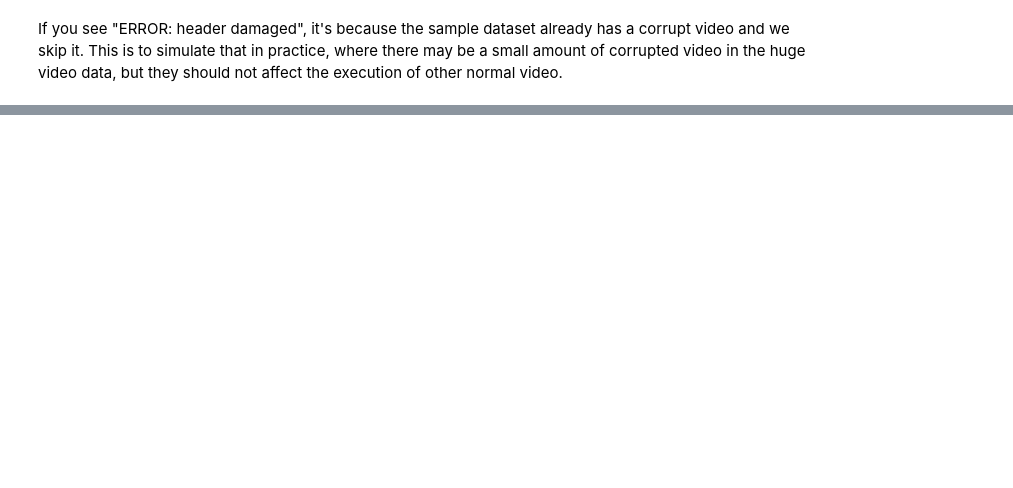
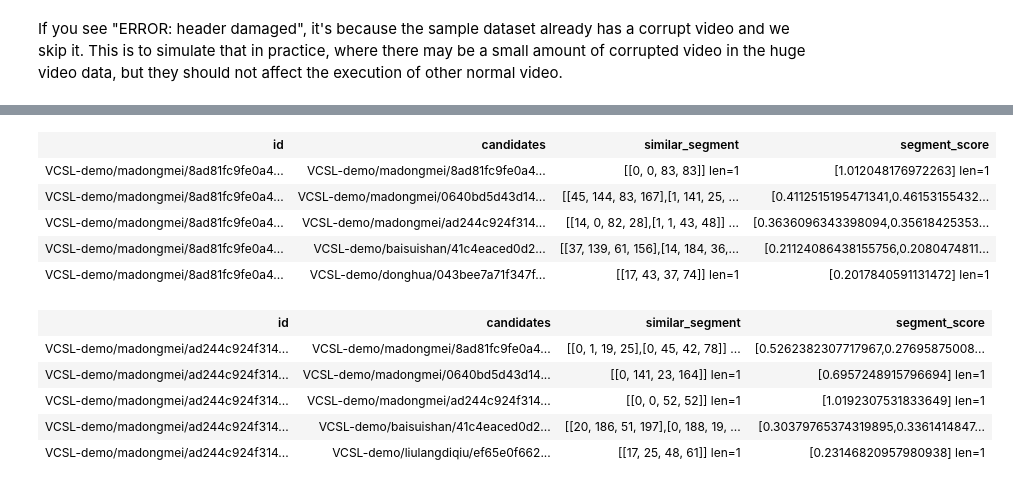
Before and after one commit to towhee-io/examples, a Jupyter notebook: video/video_deduplication/segment_level/video_deduplication_at_segment_level.ipynb, the cells around one changed output, grey strips where cells are left out. Cells and saved outputs as stored; diff of their text form; code cells hidden in the pictures; blank space fills up the shorter version.

Commit message:
Update video dedup with dc2
Signed-off-by: Kaiyuan Hu <kaiyuan.hu@zilliz.com>

```diff
--- a/video/video_deduplication/segment_level/video_deduplication_at_segment_level.ipynb
+++ b/video/video_deduplication/segment_level/video_deduplication_at_segment_level.ipynb
@@ -165,24 +161,21 @@ Let's first create a `video_deduplication` collection that uses the [L2 distance
 from pymilvus import connections, FieldSchema, CollectionSchema, DataType, Collection, utility
 
 connections.connect(host='127.0.0.1', port='19530')
+
 
 def create_milvus_collection(collection_name, dim):
     if utility.has_collection(collection_name):
         utility.drop_collection(collection_name)
 
     fields = [
-        FieldSchema(name='id', dtype=DataType.INT64, descrition='id of the embedding', is_primary=True, auto_id=True),
-        FieldSchema(name='path', dtype=DataType.VARCHAR,  descrition='path of the embedding',max_length=500),
+        FieldSchema(name='id', dtype=DataType.INT64, descrition='the id of the embedding', is_primary=True, auto_id=True),
+        FieldSchema(name='path', dtype=DataType.VARCHAR, descrition='the path of the embedding', max_length=500),
         FieldSchema(name='embedding', dtype=DataType.FLOAT_VECTOR, descrition='video embedding vectors', dim=dim)
     ]
     schema = CollectionSchema(fields=fields, description='video dedup')
     collection = Collection(name=collection_name, schema=schema)
 
-    index_params = {
-        'metric_type':'L2',
-        'index_type':"IVF_FLAT",
-        'params':{"nlist":1}
-    }
+    index_params = {'metric_type': 'IP', 'index_type': "IVF_FLAT", 'params': {"nlist": 1}}
     collection.create_index(field_name="embedding", index_params=index_params)
     return collection
 
@@ -293,0 +234,32 @@ Wall time: 1min 17s
+# %%
+%%time
+from towhee.datacollection import DataCollection
+collection.load()
+
+search_pipe = (
+    pipe.input('url')
+        .map('url', 'id', lambda x: x)
+        .flat_map('url', 'frames', ops.video_decode.ffmpeg(sample_type='time_step_sample', args={'time_step': 1}))
+        .map('frames', 'emb', ops.image_embedding.isc())
+        .map('emb', 'emb', normalize)
+		.map('emb', 'res', ops.ann_search.milvus_client(host='127.0.0.1', port='19530', collection_name='video_deduplication', limit=64, output_fields=['path'], metric_type='IP'))
+        .window_all('res', 'res', lambda x:[i for y in x for i in y])
+        .map('res', ('retrieved_ids', 'score'), lambda x: ([i[2] for i in x], [i[1] for i in x]))
+        .window_all('emb', 'video_emb', merge_ndarray)
+		.flat_map(('retrieved_ids','score'), 'candidates', ops.video_copy_detection.select_video(top_k=5, reduce_function='sum', reverse=True))
+		.map('candidates', 'retrieved_emb', ops.kvstorage.from_leveldb(path = 'url_vec.db', is_ndarray = True))
+		# .map('candidates', 'retrieved_emb', ops.kvstorage.search_hbase('127.0.0.1', 9090, 'video_dedup', is_ndarray = True))
+		.map(('video_emb', 'retrieved_emb'), ('similar_segment', 'segment_score'), ops.video_copy_detection.temporal_network(min_length=1))
+		.output('id', 'candidates', 'similar_segment', 'segment_score', tracer=True)
+)
+
+path = glob.glob('VCSL-demo/madongmei/*')
+for i in path:
+    try:
+        result = search_pipe(i)
+        DataCollection(result).show()
+    except:
+        pass
+
+del search_pipe
+# %% [output]
@@ -293,0 +268,12 @@ Wall time: 1min 17s
+| id | candidates | similar_segment | segment_score |
+| VCSL-demo/madongmei/8ad81fc9fe0a4... | VCSL-demo/madongmei/8ad81fc9fe0a4... | [[0, 0, 83, 83]] len=1 | [1.012048176972263] len=1 |
+| VCSL-demo/madongmei/8ad81fc9fe0a4... | VCSL-demo/madongmei/0640bd5d43d14... | [[45, 144, 83, 167],[1, 141, 25, ... | [0.4112515195471341,0.46153155432... |
+| VCSL-demo/madongmei/8ad81fc9fe0a4... | VCSL-demo/madongmei/ad244c924f314... | [[14, 0, 82, 28],[1, 1, 43, 48]] ... | [0.3636096343398094,0.35618425353... |
+| VCSL-demo/madongmei/8ad81fc9fe0a4... | VCSL-demo/baisuishan/41c4eaced0d2... | [[37, 139, 61, 156],[14, 184, 36,... | [0.21124086438155756,0.2080474811... |
+| VCSL-demo/madongmei/8ad81fc9fe0a4... | VCSL-demo/donghua/043bee7a71f347f... | [[17, 43, 37, 74]] len=1 | [0.2017840591131472] len=1 |
+| id | candidates | similar_segment | segment_score |
+| VCSL-demo/madongmei/ad244c924f314... | VCSL-demo/madongmei/8ad81fc9fe0a4... | [[0, 1, 19, 25],[0, 45, 42, 78]] ... | [0.5262382307717967,0.27695875008... |
+| VCSL-demo/madongmei/ad244c924f314... | VCSL-demo/madongmei/0640bd5d43d14... | [[0, 141, 23, 164]] len=1 | [0.6957248915796694] len=1 |
+| VCSL-demo/madongmei/ad244c924f314... | VCSL-demo/madongmei/ad244c924f314... | [[0, 0, 52, 52]] len=1 | [1.0192307531833649] len=1 |
+| VCSL-demo/madongmei/ad244c924f314... | VCSL-demo/baisuishan/41c4eaced0d2... | [[20, 186, 51, 197],[0, 188, 19, ... | [0.30379765374319895,0.3361414847... |
+| VCSL-demo/madongmei/ad244c924f314... | VCSL-demo/liulangdiqiu/ef65e0f662... | [[17, 25, 48, 61]] len=1 | [0.23146820957980938] len=1 |
```
Also changed, not shown: parts of 18 cells of this notebook, 34 other files.
